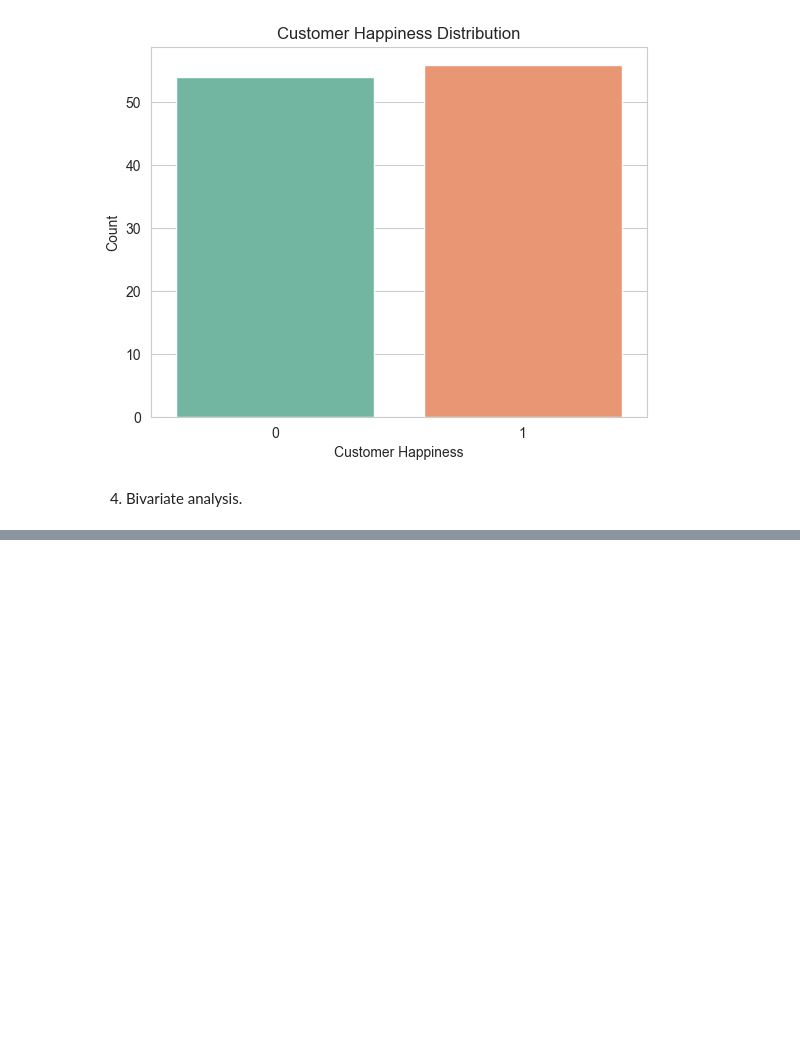
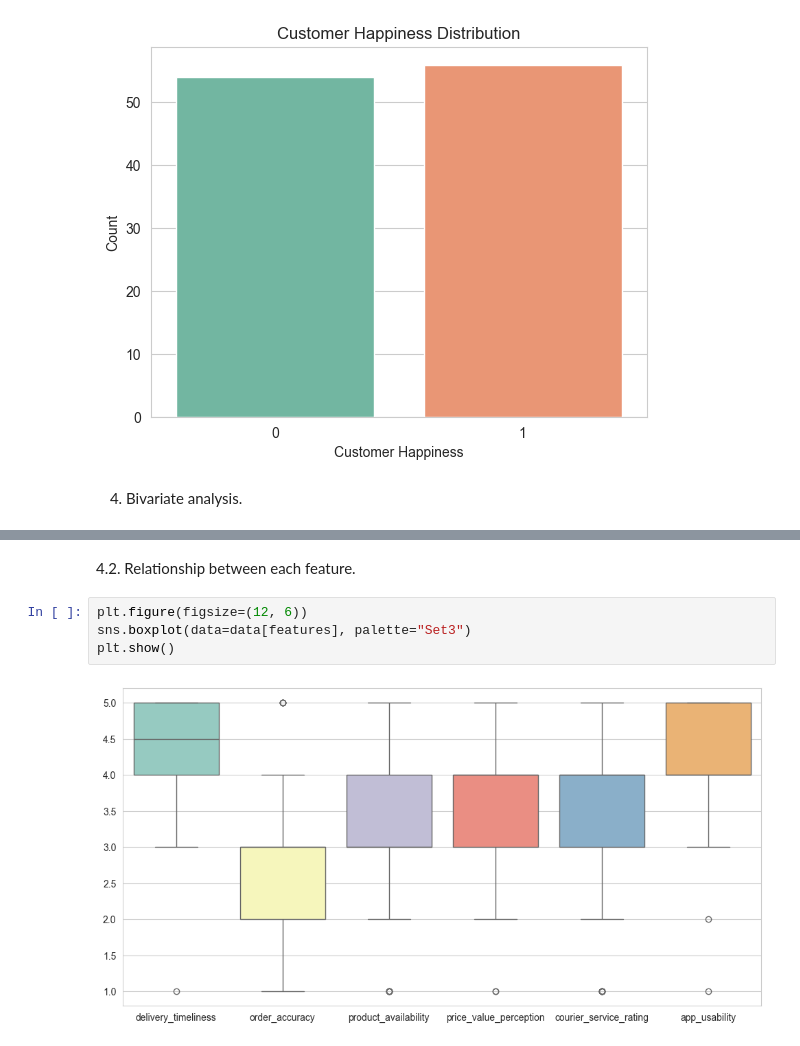
Before and after one commit to tessjacob/aWIwd8dwHJ5J9HTH, a Jupyter notebook: happyCustomersAnalysis.ipynb, the cells around one changed output, grey strips where cells are left out. Cells and saved outputs as stored; diff of their text form; blank space fills up the shorter version.

```diff
--- a/happyCustomersAnalysis.ipynb
+++ b/happyCustomersAnalysis.ipynb
@@ -240,0 +256,8 @@ for feature, title, xlabel in zip(features, titles, xlabels):
+# %% [markdown]
+4.2. Relationship between each feature.
+# %%
+plt.figure(figsize=(12, 6))
+sns.boxplot(data=data[features], palette="Set3")
+plt.show()
+# %% [output]
+[figure, added]
```
Also changed, not shown: parts of 14 cells of this notebook.
